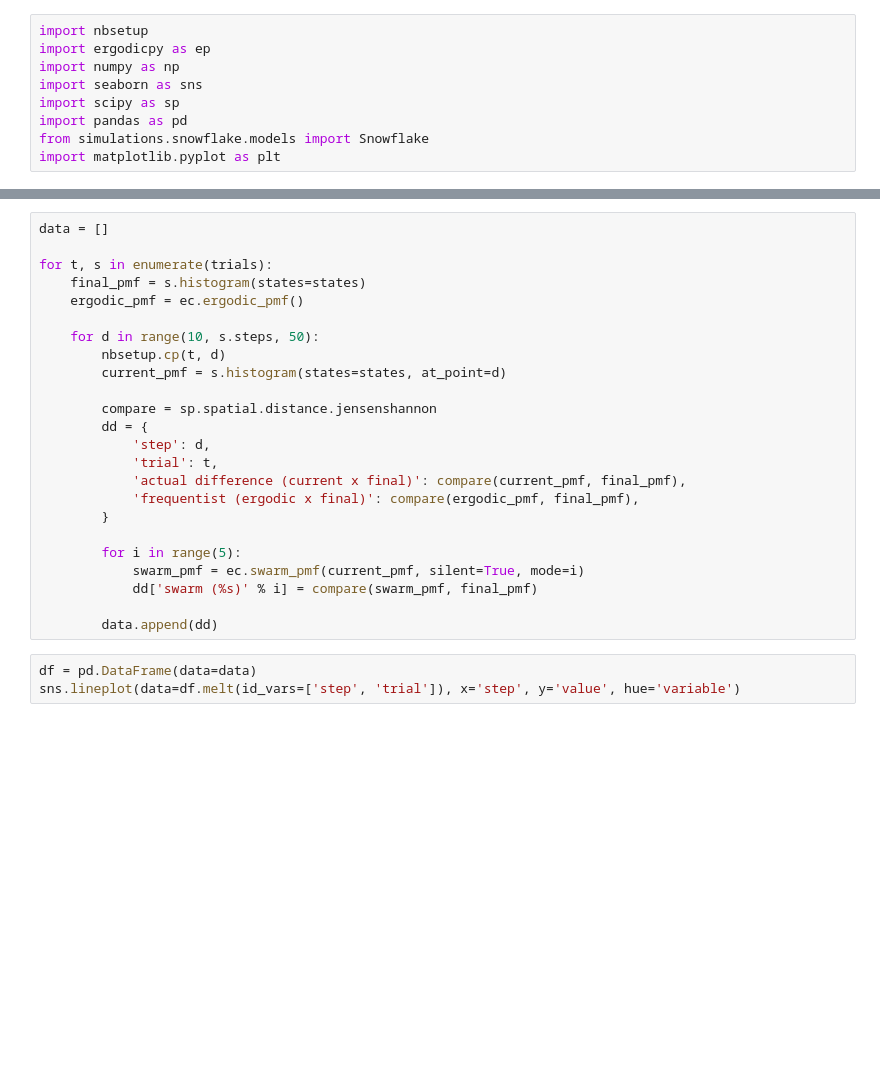
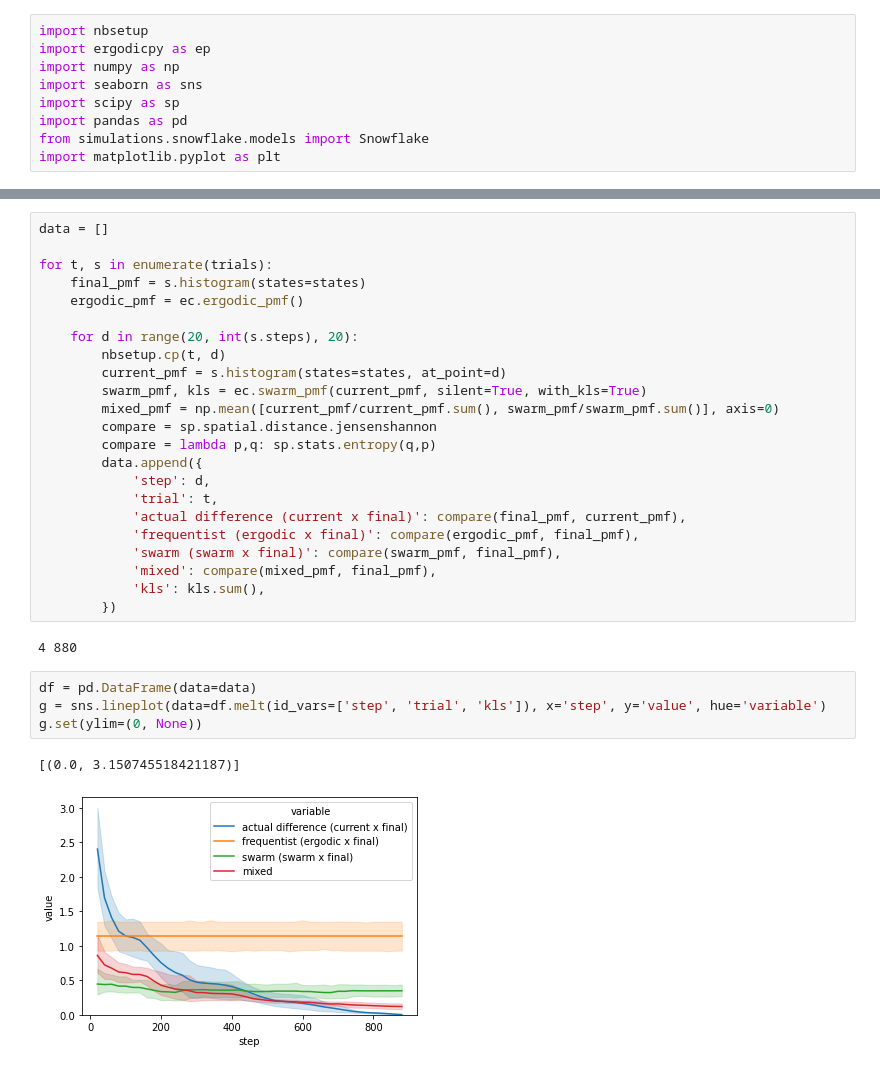
Before and after one commit to timjdavey/incoherence, a Jupyter notebook: notebooks/self_organisation/Snowflake primer.ipynb, the cells around one changed output, grey strips where cells are left out. Cells and saved outputs as stored; diff of their text form; blank space fills up the shorter version.

```diff
--- a/notebooks/self_organisation/Snowflake primer.ipynb
+++ b/notebooks/self_organisation/Snowflake primer.ipynb
@@ -35,23 +37,28 @@ for t, s in enumerate(trials):
     final_pmf = s.histogram(states=states)
     ergodic_pmf = ec.ergodic_pmf()
 
-    for d in range(10, s.steps, 50):
+    for d in range(20, int(s.steps), 20):
         nbsetup.cp(t, d)
         current_pmf = s.histogram(states=states, at_point=d)
-
+        swarm_pmf, kls = ec.swarm_pmf(current_pmf, silent=True, with_kls=True)
+        mixed_pmf = np.mean([current_pmf/current_pmf.sum(), swarm_pmf/swarm_pmf.sum()], axis=0)
         compare = sp.spatial.distance.jensenshannon
-        dd = {
+        compare = lambda p,q: sp.stats.entropy(q,p)
+        data.append({
             'step': d,
             'trial': t,
-            'actual difference (current x final)': compare(current_pmf, final_pmf),
+            'actual difference (current x final)': compare(final_pmf, current_pmf),
             'frequentist (ergodic x final)': compare(ergodic_pmf, final_pmf),
-        }
-
-        for i in range(5):
-            swarm_pmf = ec.swarm_pmf(current_pmf, silent=True, mode=i)
-            dd['swarm (%s)' % i] = compare(swarm_pmf, final_pmf)
-
-        data.append(dd)
+            'swarm (swarm x final)': compare(swarm_pmf, final_pmf),
+            'mixed': compare(mixed_pmf, final_pmf),
+            'kls': kls.sum(),
+        })
+# %% [output]
+4 880
 # %%
 df = pd.DataFrame(data=data)
-sns.lineplot(data=df.melt(id_vars=['step', 'trial']), x='step', y='value', hue='variable')
+g = sns.lineplot(data=df.melt(id_vars=['step', 'trial', 'kls']), x='step', y='value', hue='variable')
+g.set(ylim=(0, None))
+# %% [output]
+[(0.0, 3.150745518421187)]
+[figure, added]
```
Also changed, not shown: parts of 6 cells of this notebook, 7 other files.
